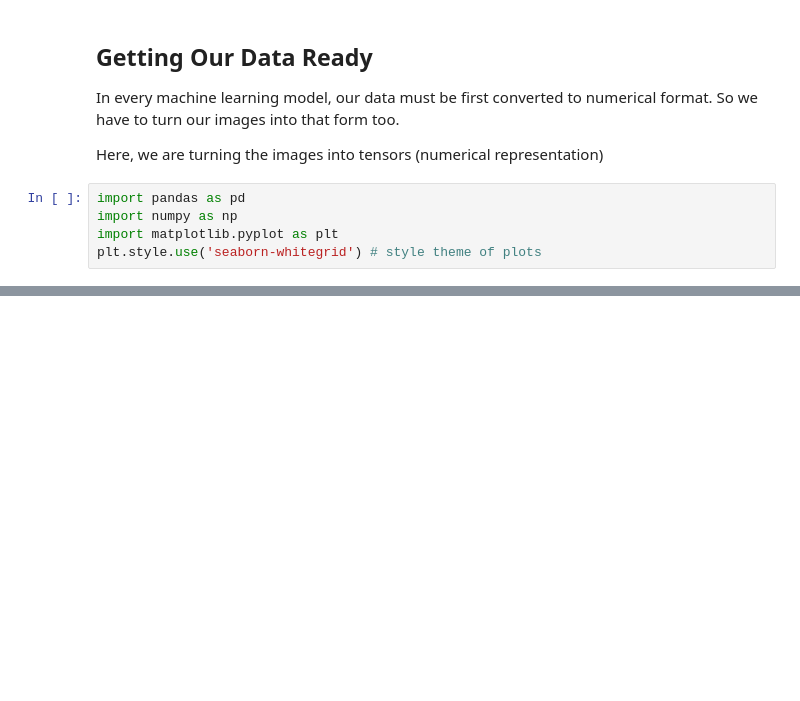
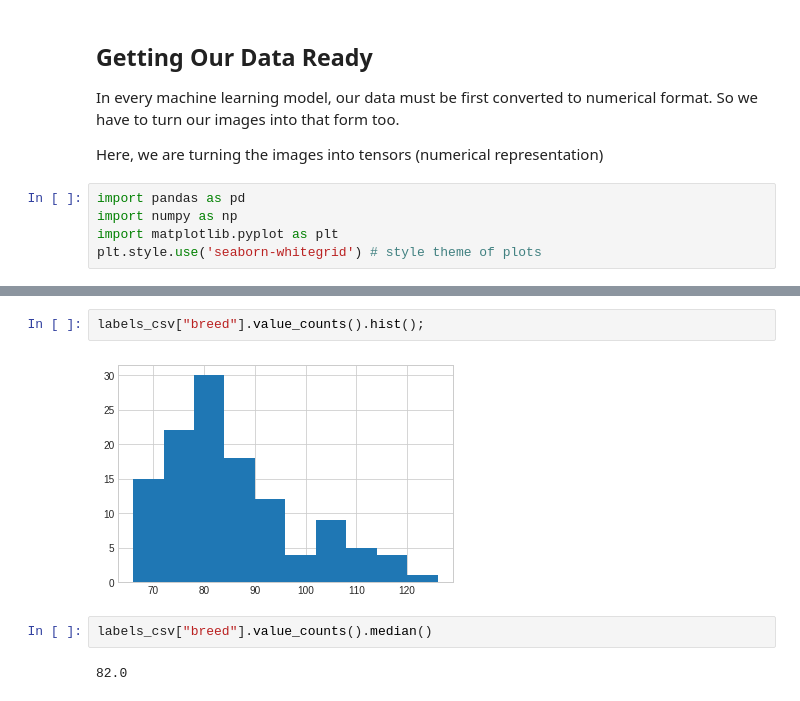
Before and after one commit to Naimul-Islam-Siam/Dog-Vision, a Jupyter notebook: dog_vision.ipynb, the cells around one changed output, grey strips where cells are left out. Saved outputs shown, nothing was run; the diff lists cells and outputs as text; blank space fills up the shorter version.

```diff
--- a/dog_vision.ipynb
+++ b/dog_vision.ipynb
@@ -64,0 +107,8 @@ plt.style.use('seaborn-whitegrid') # style theme of plots
+# %%
+labels_csv["breed"].value_counts().hist();
+# %% [output]
+[figure, added]
+# %%
+labels_csv["breed"].value_counts().median()
+# %% [output]
+82.0
```
Also changed, not shown: parts of 9 cells of this notebook.
